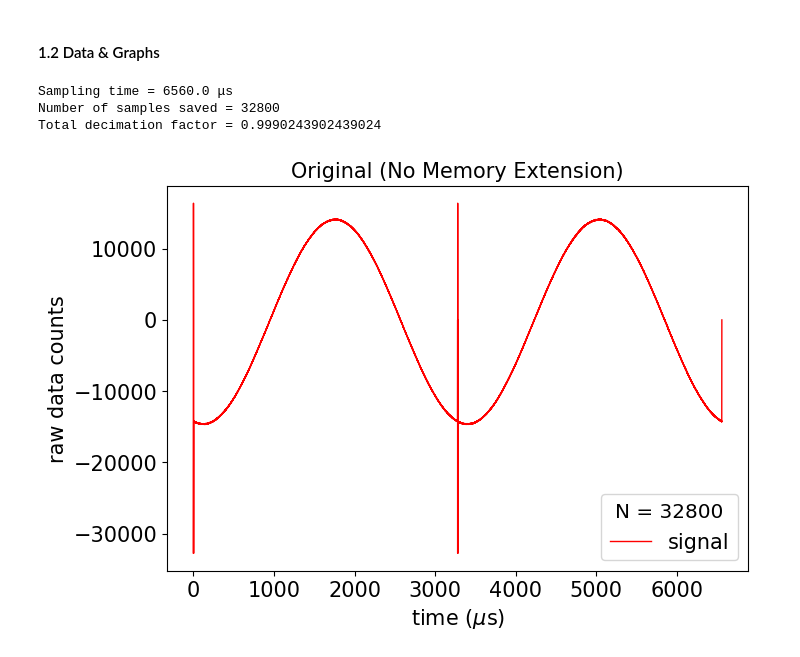
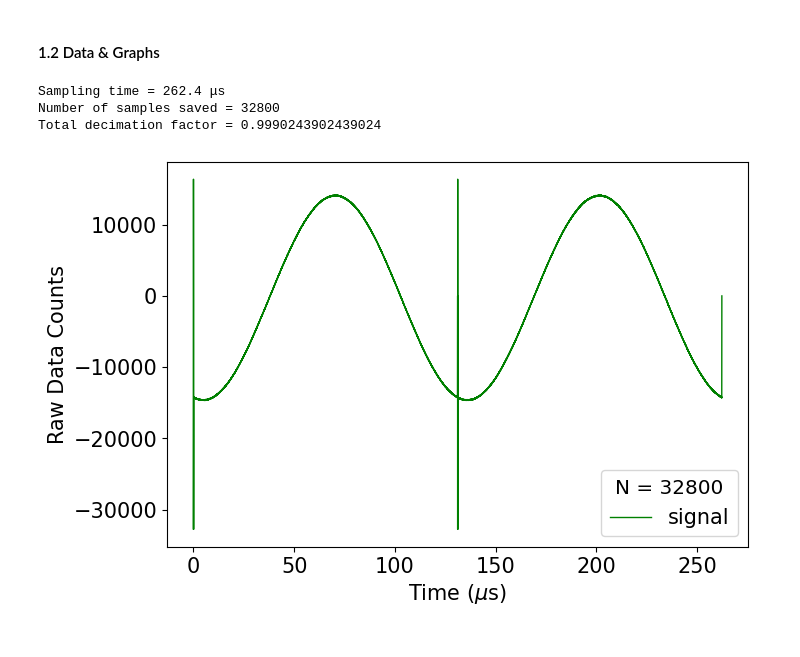
Before and after one commit to nshunned/PhotQuant, a Jupyter notebook: Red_Pitaya_17/memory_extension_acq/streaming_1.04/streaming_graphs.ipynb, the cells around one changed output. Drawn from its saved outputs; the diff is of its cells as text; code cells hidden in the pictures.

```diff
--- a/Red_Pitaya_17/memory_extension_acq/streaming_1.04/streaming_graphs.ipynb
+++ b/Red_Pitaya_17/memory_extension_acq/streaming_1.04/streaming_graphs.ipynb
@@ -50,46 +50,45 @@ Signal frequncy = 3814.69727 Hz
 # %%
 ch1 = []
 
-dataFileName = '3815Hz_32768_125MHz_raw/data_file_2024-02-08_08-24-03'
+# dataFileName = '3815Hz_32768_125MHz_raw/data_file_2024-02-08_08-24-03'
 
 # dataFileName = '7629Hz_16384_125MHz_volts/data_file_2024-02-08_08-12-10'
-# dataFileName = '7629Hz_16384_125MHz_raw/data_file_2024-02-08_07-44-26'
+dataFileName = '7629Hz_16384_125MHz_raw/data_file_2024-02-08_07-44-26'
 # dataFileName = '7629Hz_16384_5MHz_raw/data_file_2024-02-08_11-31-37'
 
 for chunk in bytes_from_bin_file(dataFileName + '.bin'):
     ch1.append(int.from_bytes(chunk, byteorder='little', signed=True))
 # %%
 nSamples = len(ch1)
-# tSamples = (nSamples / SAMPLE_RATE) * 1e6
-tSamples = (nSamples / 5e6) * 1e6
+tSamples = (nSamples / SAMPLE_RATE) * 1e6
 totDecFactor = maxNumMemSamples / nSamples
 
 print('Sampling time = {} μs'.format(tSamples))
 print('Number of samples saved = {}'.format(nSamples))
 print('Total decimation factor = {}'.format(totDecFactor))
 # %% [output]
-Sampling time = 6560.0 μs
+Sampling time = 262.4 μs
 Number of samples saved = 32800
 Total decimation factor = 0.9990243902439024
 # %%
 t1 = np.linspace(0, tSamples, nSamples)
 
 plt.figure(figsize=(7.5, 5))
 
-plt.plot(t1, ch1, 'r-', lw=1, label="signal")
+plt.plot(t1, ch1, 'g-', lw=1, label="signal")
 
-plt.title('Original (No Memory Extension)', fontsize=15)
+# plt.title('Original (No Memory Extension)', fontsize=15)
 plt.xlabel(r'Time ($\mu$s)', fontsize=15)
 plt.ylabel('Raw Data Counts', fontsize=15)
 plt.xticks(fontsize=15)
 plt.yticks(fontsize=15)
 
 legendTitle = 'N = {}'.format(nSamples)
 plt.legend(title=legendTitle, loc='best', title_fontsize='x-large', prop={'size': 15})
 
 plt.show()
 # %% [output]
-[figure, old version]
+[figure, new version]
 # %%
 # ch1_np = np.array(ch1)
 
```
Also changed, not shown: parts of 1 cell of this notebook, 15 other files.
